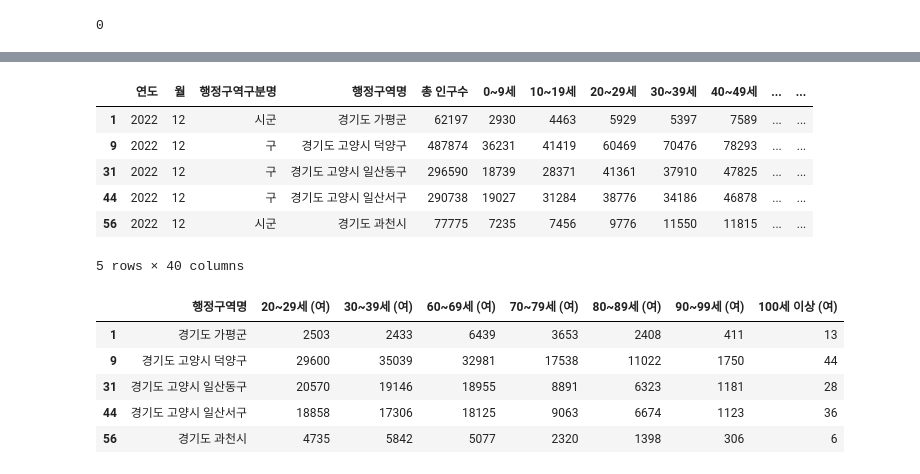
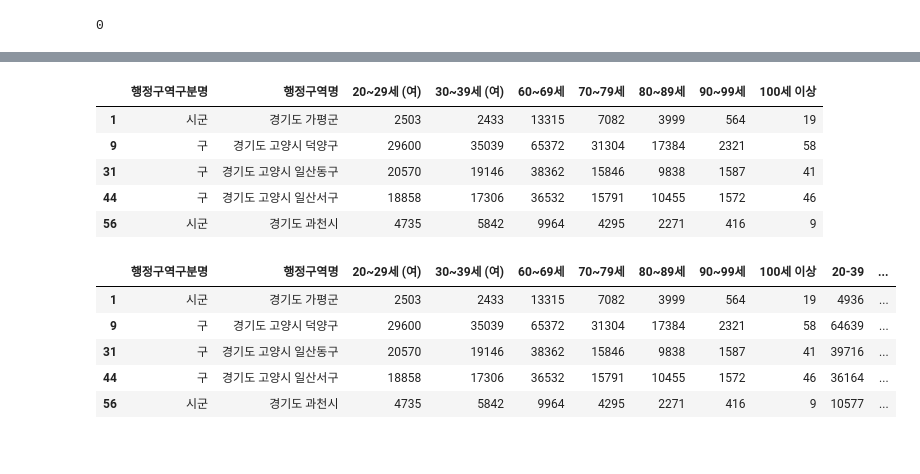
Before and after one commit to ssmpet/DataAnalysis_Lecture-2023.04, a Jupyter notebook: 02.Pandas/10.시계열.ipynb, the cells around one changed output, grey strips where cells are left out. Cells and saved outputs as stored; diff of their text form; code cells hidden in the pictures.

```diff
--- a/02.Pandas/10.시계열.ipynb
+++ b/02.Pandas/10.시계열.ipynb
@@ -139,3 +139,6 @@ pop.head()
 pop.isna().sum().sum()
 # %% [output]
 0
+# %%
+pop = pop[['행정구역구분명', '행정구역명', '20~29세 (여)', '30~39세 (여)', '60~69세', '70~79세', '80~89세', '90~99세', '100세 이상']]
+pop.head()
@@ -144,24 +183,29 @@ except_city = ['경기도 수원시', '경기도 고양시', '경기도 용인
 # %%
-#pop[~(pop['행정구역명'].str.strip().isin(except_city))].head(15)
+
+
+pop = pop[((pop.행정구역구분명 == '시군') | (pop.행정구역구분명 == '구')) & ~(pop['행정구역명'].str.strip().isin(except_city))]
+pop.head()
+# %% [output]
+|  | 행정구역구분명 | 행정구역명 | 20~29세 (여) | 30~39세 (여) | 60~69세 | 70~79세 | 80~89세 | 90~99세 | 100세 이상 |
+| 1 | 시군 | 경기도 가평군 | 2503 | 2433 | 13315 | 7082 | 3999 | 564 | 19 |
+| 9 | 구 | 경기도 고양시 덕양구 | 29600 | 35039 | 65372 | 31304 | 17384 | 2321 | 58 |
+| 31 | 구 | 경기도 고양시 일산동구 | 20570 | 19146 | 38362 | 15846 | 9838 | 1587 | 41 |
+| 44 | 구 | 경기도 고양시 일산서구 | 18858 | 17306 | 36532 | 15791 | 10455 | 1572 | 46 |
+| 56 | 시군 | 경기도 과천시 | 4735 | 5842 | 9964 | 4295 | 2271 | 416 | 9 |
-# %%
-
-pop = pop[((pop.행정구역구분명 == '시군') | (pop.행정구역구분명 == '구')) & ~(pop['행정구역명'].str.strip().isin(except_city))]
-pop.head()
-# %% [output]
-|  | 연도 | 월 | 행정구역구분명 | 행정구역명 | 총 인구수 | 0~9세 | 10~19세 | 20~29세 | 30~39세 | 40~49세 | ... | ... |
-| 1 | 2022 | 12 | 시군 | 경기도 가평군 | 62197 | 2930 | 4463 | 5929 | 5397 | 7589 | ... | ... |
-| 9 | 2022 | 12 | 구 | 경기도 고양시 덕양구 | 487874 | 36231 | 41419 | 60469 | 70476 | 78293 | ... | ... |
-| 31 | 2022 | 12 | 구 | 경기도 고양시 일산동구 | 296590 | 18739 | 28371 | 41361 | 37910 | 47825 | ... | ... |
-| 44 | 2022 | 12 | 구 | 경기도 고양시 일산서구 | 290738 | 19027 | 31284 | 38776 | 34186 | 46878 | ... | ... |
-| 56 | 2022 | 12 | 시군 | 경기도 과천시 | 77775 | 7235 | 7456 | 9776 | 11550 | 11815 | ... | ... |
-5 rows × 40 columns
+# %%
+pop['20-39'] = pop.iloc[:, 2:4].sum(axis=1)
+pop['60이상'] = pop.iloc[:, 4:9].sum(axis=1)
+pop.head()
+# [pop.iloc[:, 1:3].sum(axis=1), pop.iloc[:, 3:].sum(axis=1)]
+# %% [output]
+|  | 행정구역구분명 | 행정구역명 | 20~29세 (여) | 30~39세 (여) | 60~69세 | 70~79세 | 80~89세 | 90~99세 | 100세 이상 | 20-39 | ... |
+| 1 | 시군 | 경기도 가평군 | 2503 | 2433 | 13315 | 7082 | 3999 | 564 | 19 | 4936 | ... |
+| 9 | 구 | 경기도 고양시 덕양구 | 29600 | 35039 | 65372 | 31304 | 17384 | 2321 | 58 | 64639 | ... |
+| 31 | 구 | 경기도 고양시 일산동구 | 20570 | 19146 | 38362 | 15846 | 9838 | 1587 | 41 | 39716 | ... |
+| 44 | 구 | 경기도 고양시 일산서구 | 18858 | 17306 | 36532 | 15791 | 10455 | 1572 | 46 | 36164 | ... |
+| 56 | 시군 | 경기도 과천시 | 4735 | 5842 | 9964 | 4295 | 2271 | 416 | 9 | 10577 | ... |
 # %%
-pop = pop[['행정구역명', '20~29세 (여)', '30~39세 (여)', '60~69세 (여)', '70~79세 (여)', '80~89세 (여)', '90~99세 (여)', '100세 이상 (여)']]
-pop.head()
+type(pop.iloc[1, 1])
+pop['인구소멸비율'] = (pop.iloc[:, 2:4].sum(axis=1) / pop.iloc[:, 4:9].sum(axis=1)).round(4)
+
+# pop[[pop['20~29세 (여)', '30~39세 (여)'].sum(), pop['60~69세 (여)', '70~79세 (여)', '80~89세 (여)', '90~99세 (여)', '100세 이상 (여)'].sum()]]
-# %% [output]
-|  | 행정구역명 | 20~29세 (여) | 30~39세 (여) | 60~69세 (여) | 70~79세 (여) | 80~89세 (여) | 90~99세 (여) | 100세 이상 (여) |
-| 1 | 경기도 가평군 | 2503 | 2433 | 6439 | 3653 | 2408 | 411 | 13 |
-| 9 | 경기도 고양시 덕양구 | 29600 | 35039 | 32981 | 17538 | 11022 | 1750 | 44 |
-| 31 | 경기도 고양시 일산동구 | 20570 | 19146 | 18955 | 8891 | 6323 | 1181 | 28 |
-| 44 | 경기도 고양시 일산서구 | 18858 | 17306 | 18125 | 9063 | 6674 | 1123 | 36 |
-| 56 | 경기도 과천시 | 4735 | 5842 | 5077 | 2320 | 1398 | 306 | 6 |
```
Also changed, not shown: parts of 13 cells of this notebook, 6 other files.
